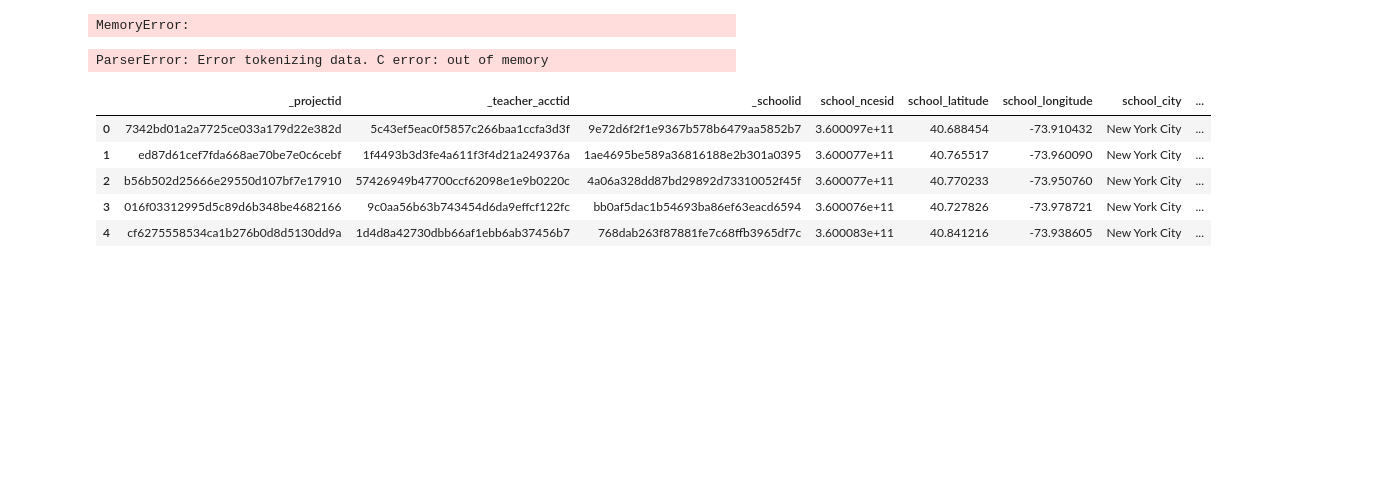
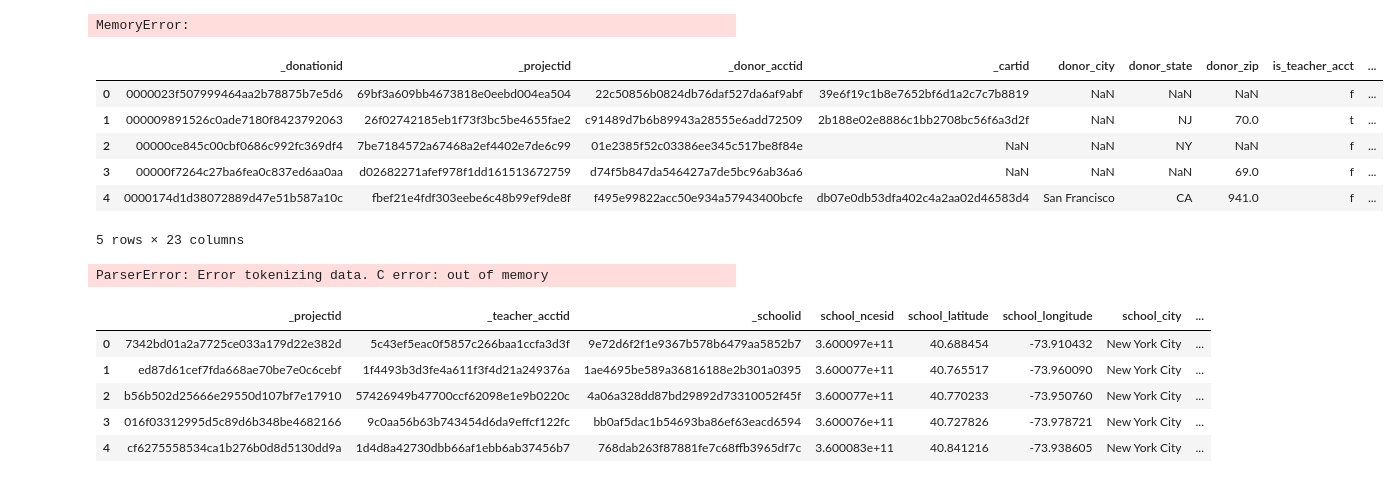
Before and after one commit to vigneshwarsripad/CrowdFunding, a Jupyter notebook: Donors_data/donor_data_script.ipynb, the cells around one changed output. Cells and saved outputs as stored; diff of their text form; code cells hidden in the pictures; blank space fills up the shorter version.

```diff
--- a/Donors_data/donor_data_script.ipynb
+++ b/Donors_data/donor_data_script.ipynb
@@ -5,6 +5,18 @@ import os
 donations = pandas.read_csv('C://Vigneshwar/python/donorschoose_data/opendata_donations000.gz', escapechar='\\', names=['_donationid', '_projectid', '_donor_acctid', '_cartid', 'donor_city', 'donor_state', 'donor_zip', 'is_teacher_acct', 'donation_timestamp', 'donation_to_project', 'donation_optional_support', 'donation_total', 'donation_included_optional_support', 'payment_method', 'payment_included_acct_credit', 'payment_included_campaign_gift_card', 'payment_included_web_purchased_gift_card', 'payment_was_promo_matched', 'is_teacher_referred', 'giving_page_id', 'giving_page_type', 'for_honoree', 'thank_you_packet_mailed'])
 # %% [output]
 MemoryError:
+# %%
+donations = pandas.read_csv('C://Users/vivek4/Downloads/donorschoose_data/opendata_donations000.gz', escapechar='\\', names=['_donationid', '_projectid', '_donor_acctid', '_cartid', 'donor_city', 'donor_state', 'donor_zip', 'is_teacher_acct', 'donation_timestamp', 'donation_to_project', 'donation_optional_support', 'donation_total', 'donation_included_optional_support', 'payment_method', 'payment_included_acct_credit', 'payment_included_campaign_gift_card', 'payment_included_web_purchased_gift_card', 'payment_was_promo_matched', 'is_teacher_referred', 'giving_page_id', 'giving_page_type', 'for_honoree', 'thank_you_packet_mailed'])
+# %%
+donations.head()
+# %% [output]
+|  | _donationid | _projectid | _donor_acctid | _cartid | donor_city | donor_state | donor_zip | is_teacher_acct | ... |
+| 0 | 0000023f507999464aa2b78875b7e5d6 | 69bf3a609bb4673818e0eebd004ea504 | 22c50856b0824db76daf527da6af9abf | 39e6f19c1b8e7652bf6d1a2c7c7b8819 | NaN | NaN | NaN | f | ... |
+| 1 | 000009891526c0ade7180f8423792063 | 26f02742185eb1f73f3bc5be4655fae2 | c91489d7b6b89943a28555e6add72509 | 2b188e02e8886c1bb2708bc56f6a3d2f | NaN | NJ | 70.0 | t | ... |
+| 2 | 00000ce845c00cbf0686c992fc369df4 | 7be7184572a67468a2ef4402e7de6c99 | 01e2385f52c03386ee345c517be8f84e | NaN | NaN | NY | NaN | f | ... |
+| 3 | 00000f7264c27ba6fea0c837ed6aa0aa | d02682271afef978f1dd161513672759 | d74f5b847da546427a7de5bc96ab36a6 | NaN | NaN | NaN | 69.0 | f | ... |
+| 4 | 0000174d1d38072889d47e51b587a10c | fbef21e4fdf303eebe6c48b99ef9de8f | f495e99822acc50e934a57943400bcfe | db07e0db53dfa402c4a2aa02d46583d4 | San Francisco | CA | 941.0 | f | ... |
+5 rows × 23 columns
 # %%
 projects = pandas.read_csv('C://Vigneshwar/python/donorschoose_data/opendata_projects000.gz', escapechar='\\', names=['_projectid', '_teacher_acctid', '_schoolid', 'school_ncesid', 'school_latitude', 'school_longitude', 'school_city', 'school_state', 'school_zip', 'school_metro', 'school_district', 'school_county', 'school_charter', 'school_magnet', 'school_year_round', 'school_nlns', 'school_kipp', 'school_charter_ready_promise', 'teacher_prefix', 'teacher_teach_for_america', 'teacher_ny_teaching_fellow', 'primary_focus_subject', 'primary_focus_area' ,'secondary_focus_subject', 'secondary_focus_area', 'resource_type', 'poverty_level', 'grade_level', 'vendor_shipping_charges', 'sales_tax', 'payment_processing_charges', 'fulfillment_labor_materials', 'total_price_excluding_optional_support', 'total_price_including_optional_support', 'students_reached', 'total_donations', 'num_donors', 'eligible_double_your_impact_match', 'eligible_almost_home_match', 'funding_status', 'date_posted', 'date_completed', 'date_thank_you_packet_mailed', 'date_expiration'])
 # %%
```
